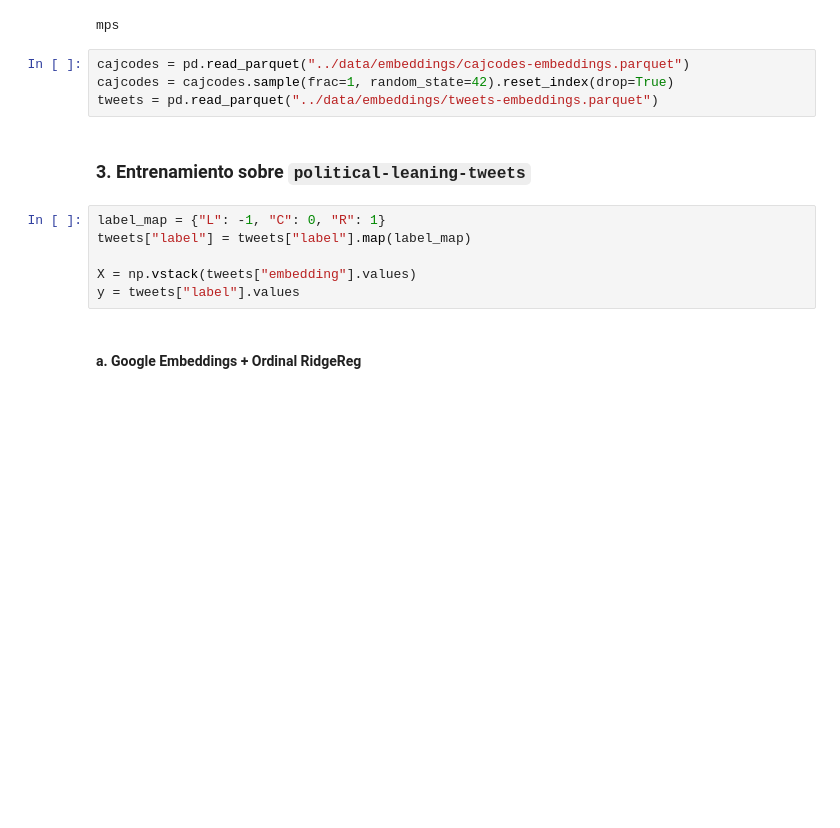
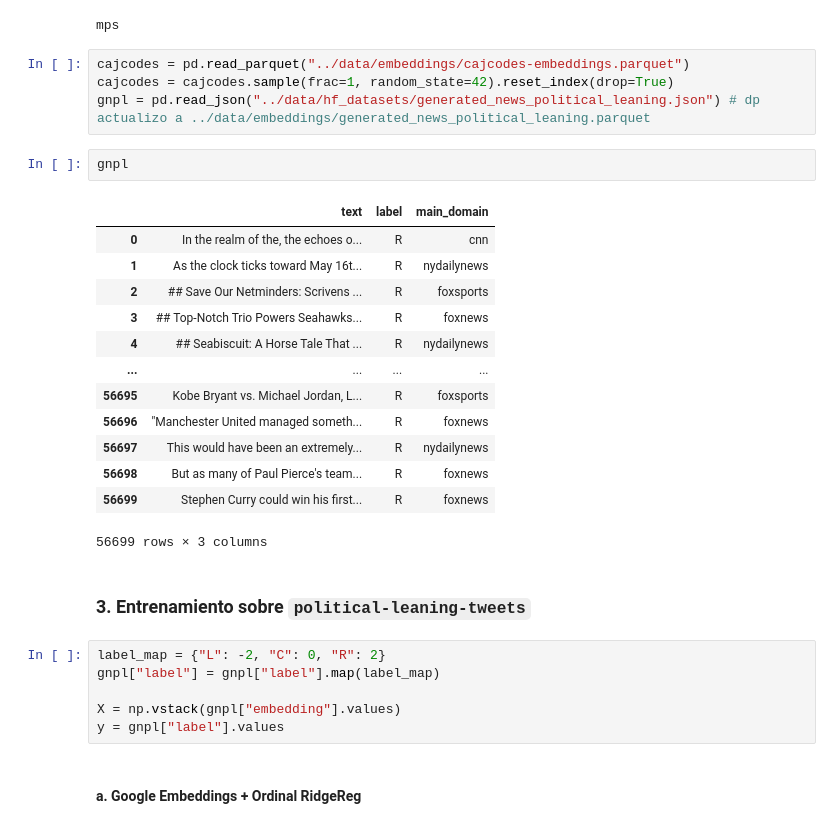
Before and after one commit to Larraguibel/inclinacion_politica, a Jupyter notebook: notebooks/regression_models_comparison.ipynb, the cells around one changed output. Cells and saved outputs as stored; diff of their text form; blank space fills up the shorter version.

````diff
--- a/notebooks/regression.ipynb
+++ b/notebooks/regression_models_comparison.ipynb
@@ -29,15 +29,31 @@ mps
 # %%
 cajcodes = pd.read_parquet("../data/embeddings/cajcodes-embeddings.parquet")
 cajcodes = cajcodes.sample(frac=1, random_state=42).reset_index(drop=True)
-tweets = pd.read_parquet("../data/embeddings/tweets-embeddings.parquet")
+gnpl = pd.read_json("../data/hf_datasets/generated_news_political_leaning.json") # dp actualizo a ../data/embeddings/generated_news_political_leaning.parquet
+# %%
+gnpl
+# %% [output]
+|  | text | label | main_domain |
+| 0 | In the realm of the, the echoes o... | R | cnn |
+| 1 | As the clock ticks toward May 16t... | R | nydailynews |
+| 2 | ## Save Our Netminders: Scrivens ... | R | foxsports |
+| 3 | ## Top-Notch Trio Powers Seahawks... | R | foxnews |
+| 4 | ## Seabiscuit: A Horse Tale That ... | R | nydailynews |
+| ... | ... | ... | ... |
+| 56695 | Kobe Bryant vs. Michael Jordan, L... | R | foxsports |
+| 56696 | "Manchester United managed someth... | R | foxnews |
+| 56697 | This would have been an extremely... | R | nydailynews |
+| 56698 | But as many of Paul Pierce's team... | R | foxnews |
+| 56699 | Stephen Curry could win his first... | R | foxnews |
+56699 rows × 3 columns
 # %% [markdown]
 ### 3. Entrenamiento sobre ```political-leaning-tweets```
 # %%
-label_map = {"L": -1, "C": 0, "R": 1}
-tweets["label"] = tweets["label"].map(label_map)
+label_map = {"L": -2, "C": 0, "R": 2}
+gnpl["label"] = gnpl["label"].map(label_map)
 
-X = np.vstack(tweets["embedding"].values)
-y = tweets["label"].values
+X = np.vstack(gnpl["embedding"].values)
+y = gnpl["label"].values
 # %% [markdown]
 #### a. Google Embeddings + Ordinal RidgeReg
 # %%
````
Also changed, not shown: 5 other files.
